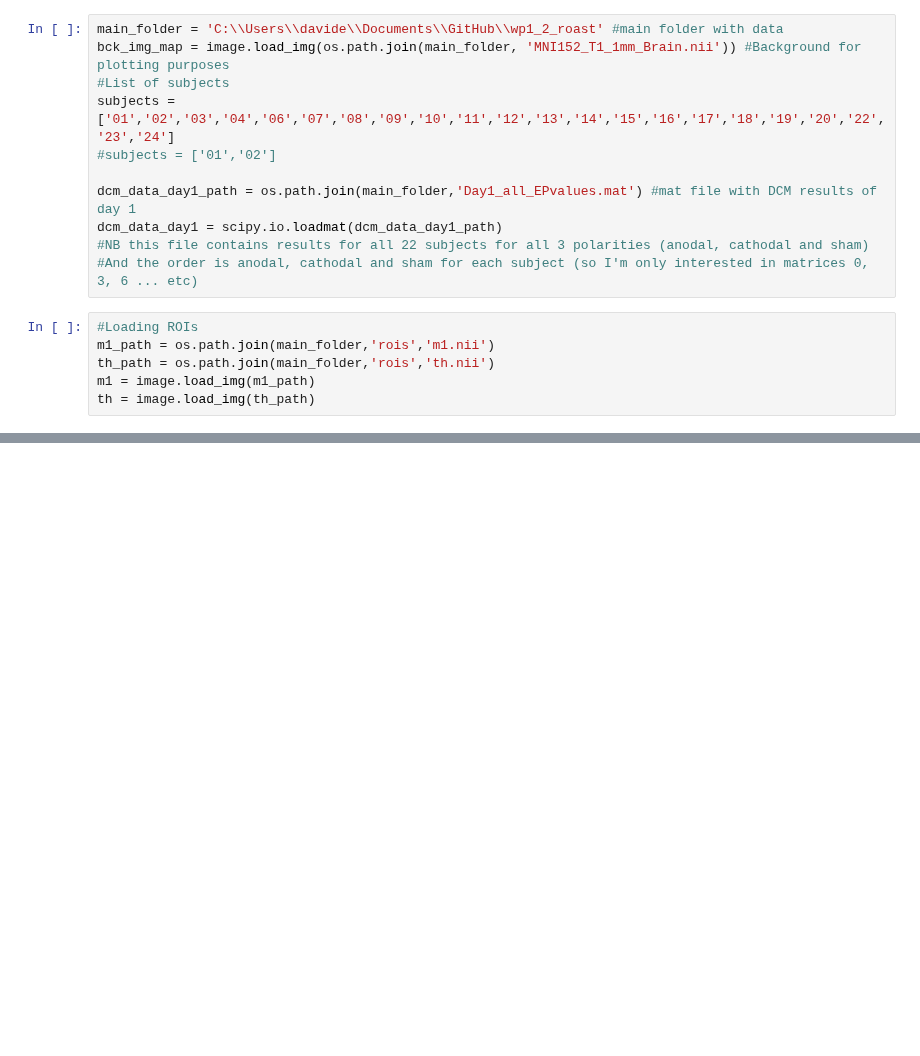
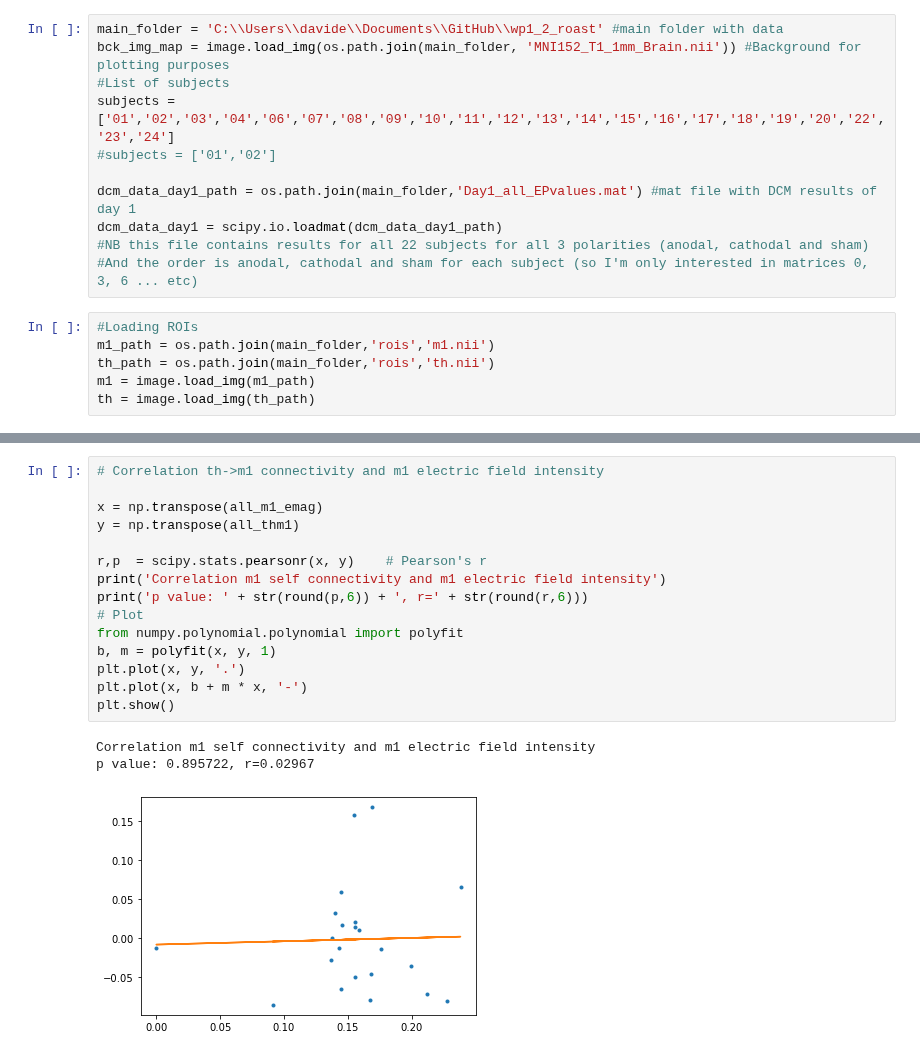
Before and after one commit to davide-aloi/wp1_2_roast, a Jupyter notebook: wp2a_roast_dcm_analysis.ipynb, the cells around one changed output, grey strips where cells are left out. Cells and saved outputs as stored; diff of their text form; blank space fills up the shorter version.

```diff
--- a/wp2a_roast_dcm_analysis.ipynb
+++ b/wp2a_roast_dcm_analysis.ipynb
@@ -93,0 +142,19 @@ plt.show()
+# %%
+# Correlation th->m1 connectivity and m1 electric field intensity
+
+x = np.transpose(all_m1_emag)
+y = np.transpose(all_thm1)
+
+r,p  = scipy.stats.pearsonr(x, y)    # Pearson's r
+print('Correlation m1 self connectivity and m1 electric field intensity')
+print('p value: ' + str(round(p,6)) + ', r=' + str(round(r,6)))
+# Plot
+from numpy.polynomial.polynomial import polyfit
+b, m = polyfit(x, y, 1)
+plt.plot(x, y, '.')
+plt.plot(x, b + m * x, '-')
+plt.show()
+# %% [output]
+Correlation m1 self connectivity and m1 electric field intensity
+p value: 0.895722, r=0.02967
+[figure, added]
```
Also changed, not shown: parts of 6 cells of this notebook.
